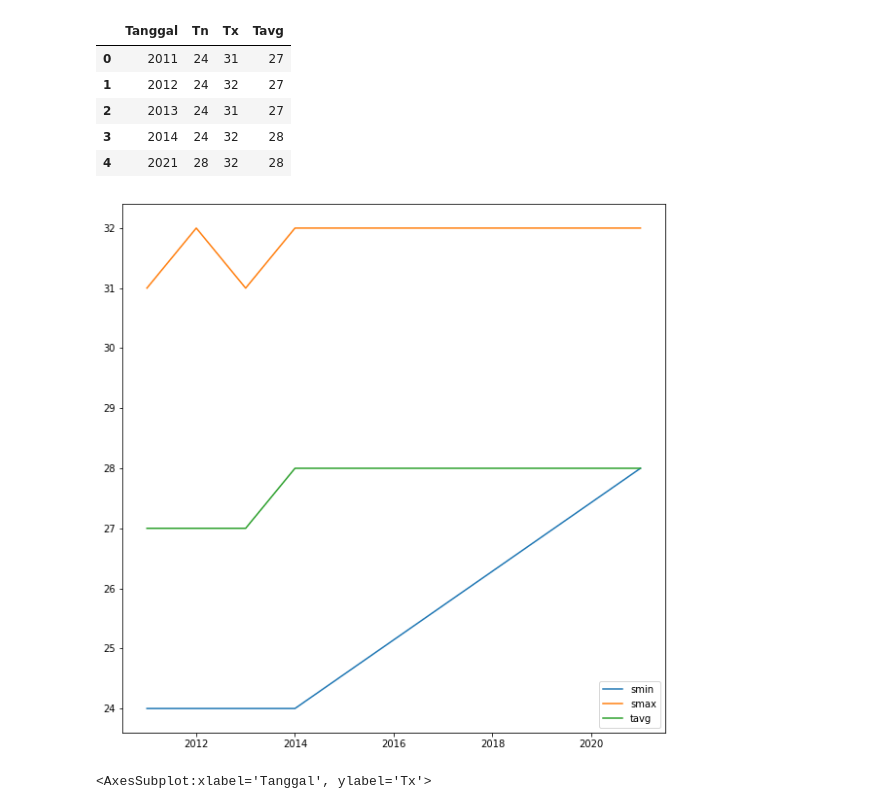
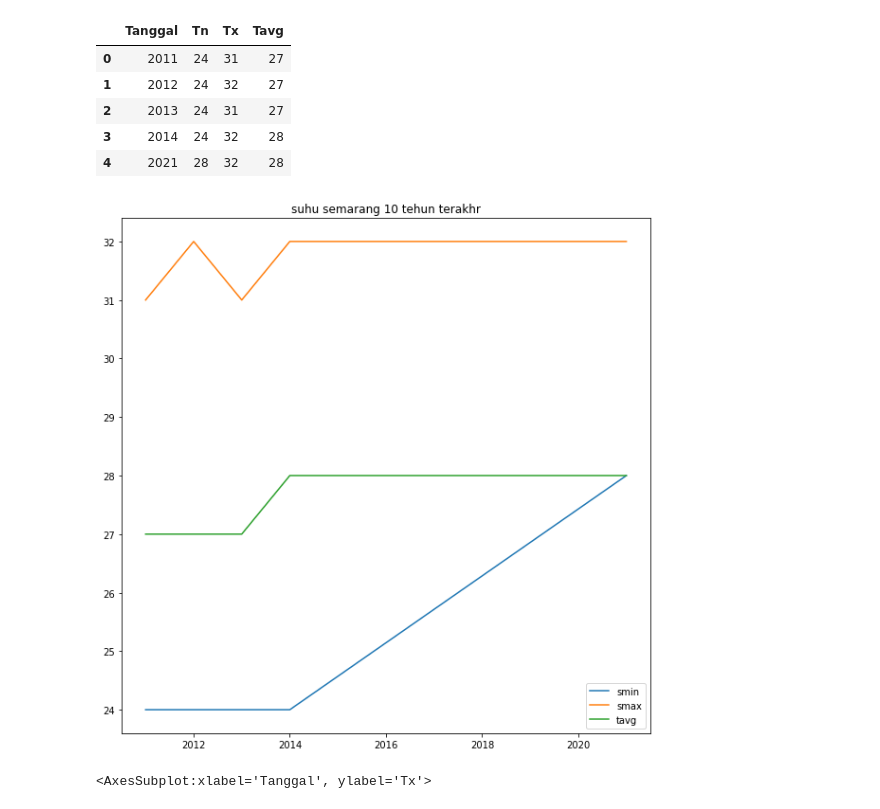
Before and after one commit to dimitri23559/garudadata, a Jupyter notebook: rangkuman.ipynb, the cells around one changed output. Saved outputs shown, nothing was run; the diff lists cells and outputs as text; code cells hidden in the pictures.

```diff
--- a/rangkuman.ipynb
+++ b/rangkuman.ipynb
@@ -16,14 +16,15 @@ awal
 | 4 | 2021 | 28 | 32 | 28 |
 # %%
 plt.figure(figsize=(10,10))
+plt.title('suhu semarang 10 tehun terakhr')
 plt.plot(awal['Tanggal'],awal['Tn'],label='smin')
 plt.plot(awal['Tanggal'],awal['Tx'],label='smax')
 plt.plot(awal['Tanggal'],awal['Tavg'],label='tavg')
 
 plt.legend()
 plt.show()
 # %% [output]
-[figure, old version]
+[figure, new version]
 # %%
 awal.plot(x="Tanggal", y="Tavg", kind="scatter")
 awal.plot(x="Tanggal", y="Tn", kind="scatter")
```
